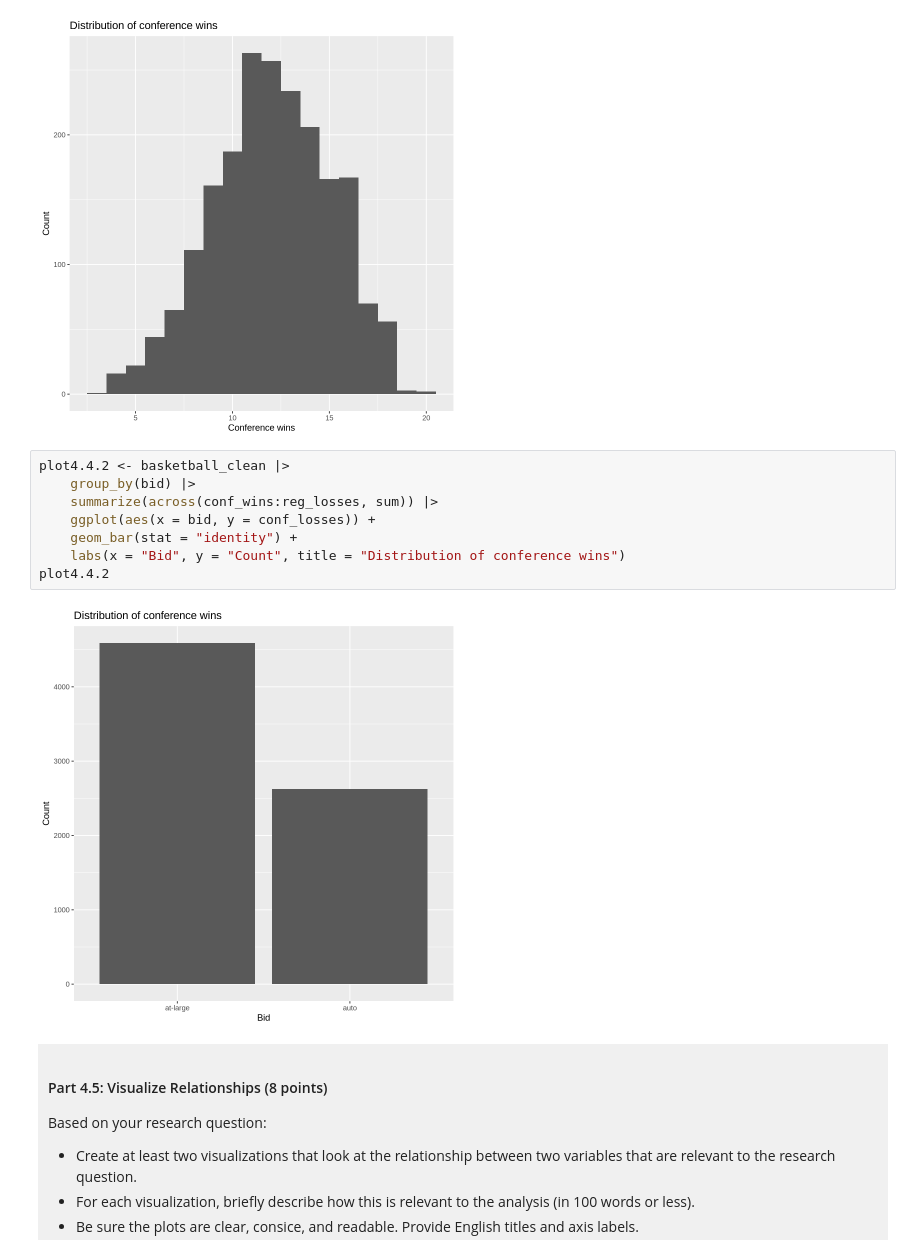
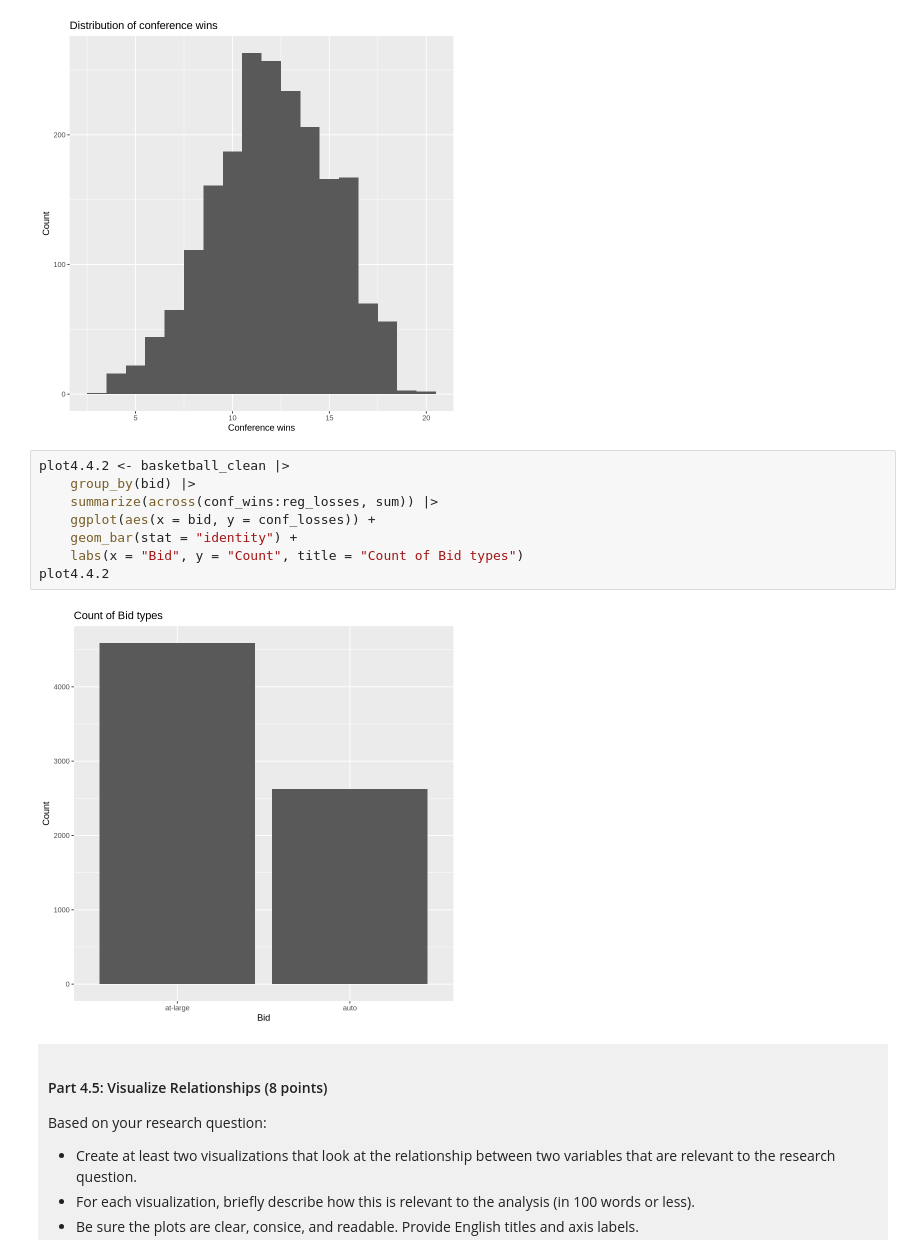
Before and after one commit to Jenimaja/dsci-100-project-sasha-biesanz, a Jupyter notebook: dsci-100-project-notebook.ipynb, the cells around one changed output. Saved outputs shown, nothing was run; the diff lists cells and outputs as text.

```diff
--- a/dsci-100-project-notebook.ipynb
+++ b/dsci-100-project-notebook.ipynb
@@ -366,13 +366,13 @@ plot4.4.1
 # %%
 plot4.4.2 <- basketball_clean |>
     group_by(bid) |>
     summarize(across(conf_wins:reg_losses, sum)) |>
     ggplot(aes(x = bid, y = conf_losses)) +
     geom_bar(stat = "identity") +
-    labs(x = "Bid", y = "Count", title = "Distribution of conference wins")
+    labs(x = "Bid", y = "Count", title = "Count of Bid types")
 plot4.4.2
 # %% [output]
-[figure, old version]
+[figure, new version]
 # %% [markdown]
 <div style="background-color: #f0f0f0; padding: 10px;">
 
```
Also changed, not shown: parts of 5 cells of this notebook.
